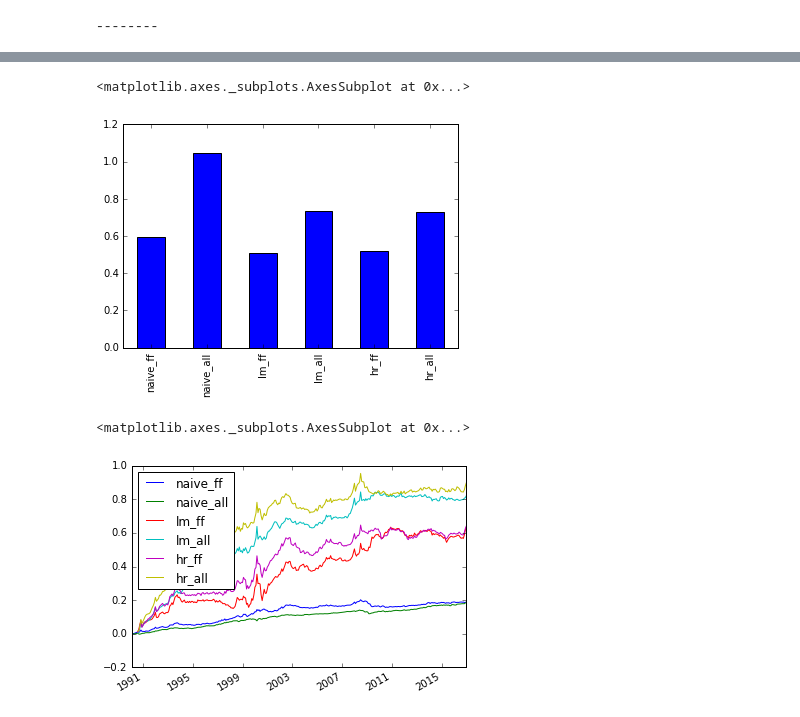
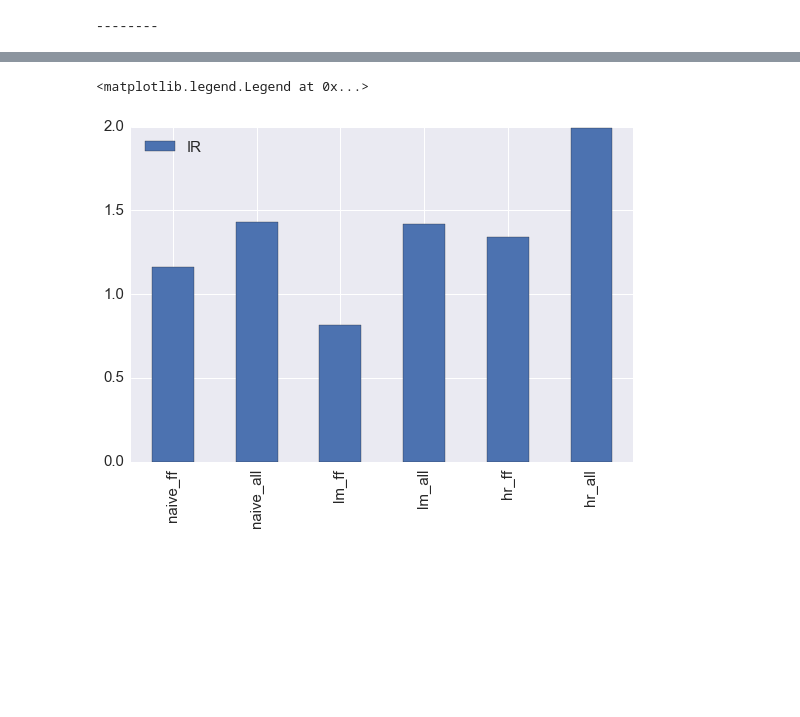
Before and after one commit to Raghuramkowdeed/afp, a Jupyter notebook: notebooks/signal_timing.ipynb, the cells around one changed output, grey strips where cells are left out. Drawn from its saved outputs; the diff is of its cells as text; code cells hidden in the pictures; blank space fills up the shorter version.

```diff
--- a/notebooks/signal_timing.ipynb
+++ b/notebooks/signal_timing.ipynb
@@ -102,30 +93,9 @@ signs_dict = get_signal_signs()
 
 signs_vec = []
 
-for i in   ff_sig_df.columns :
+for i in   sig_df.columns :
     signs_vec.append(signs_dict[i])
+
+ff_signs_vec = []
+for i in ff_sig_df.columns :
+    ff_signs_vec.append(signs_dict[i])
-# %%
-pnl_df = pd.DataFrame()
-
-
-#these_signals = ['mve', 'bm', 'roic', 'agr', 'mom12m',]
-these_signals = sig_df.columns
-sig_signs = get_signal_signs()
-
-for sig_name in these_signals :
-    print(sig_name)
-
-    try :
-        #t0 = time.time()
-        #print(sig_name)
-        this_sign = sig_signs[sig_name]
-        this_sig_sr = sig_df[ [sig_name] ].copy()*np.sign(this_sign)
-
-        #unmodified signal
-        pnl_sr = pm.run_signal(this_sig_sr.iloc[:,0], neu_sig=True)
-        pnl_df[sig_name] = pnl_sr
-        print(pnl_sr.mean()*sqrt(12.0)/pnl_sr.std())
-
-
-    except Exception as e :
-        print(e)
@@ -150,7 +105,6 @@ zerotrade
 # %%
-x = pnl_df[['mve', 'bm', 'roic', 'agr', 'mom12m',]]
-
-ff_naive_pnl_sr = x.mean(axis=1)
+x = ( ff_sig_df*np.transpose(np.array(ff_signs_vec))) .mean(axis=1)
+ff_naive_pnl_sr = pm.run_signal(x, neu_sig=True)
 ff_naive_shrp = ff_naive_pnl_sr.mean()*sqrt(12)/ff_naive_pnl_sr.std()
 
 print( 'sharpe ratio = '+ str(ff_naive_shrp)  )
@@ -163,7 +118,6 @@ sharpe ratio = 0.59279360472
 # %%
-x = pnl_df
-
-all_naive_pnl_sr = x.mean(axis=1)
+x = ( sig_df*np.transpose(np.array(signs_vec))) .mean(axis=1)
+all_naive_pnl_sr = pm.run_signal(x, neu_sig=True)
 all_naive_shrp = all_naive_pnl_sr.mean()*sqrt(12)/all_naive_pnl_sr.std()
 
 print( 'sharpe ratio = '+ str(all_naive_shrp)  )
@@ -285,13 +296,9 @@ all_pnl_df['hr_ff'] = ff_hr_pnl_sr
 all_pnl_df['hr_all'] = all_hr_pnl_sr
 # %%
 shrp_vec = all_pnl_df.mean()*sqrt(12)/all_pnl_df.std()
-shrp_vec.plot(kind='bar')
+shrp_vec.name = 'IR'
+shrp_vec.plot(kind='bar', fontsize=15, figsize =  (9,6))
+pylab.legend(fontsize=15, loc='best')
 # %% [output]
-<matplotlib.axes._subplots.AxesSubplot at 0x...>
+<matplotlib.legend.Legend at 0x...>
-[figure, old version]
+[figure, new version]
-# %%
-
-all_pnl_df.cumsum().plot()
-# %% [output]
-<matplotlib.axes._subplots.AxesSubplot at 0x...>
-[figure, removed]
```
Also changed, not shown: parts of 14 cells of this notebook, 6 other files.
